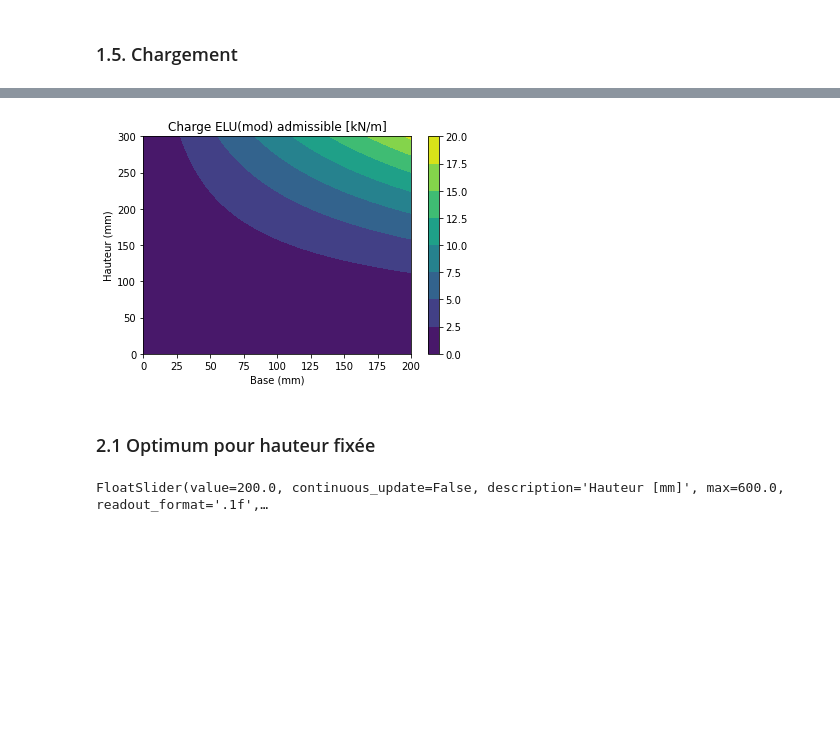
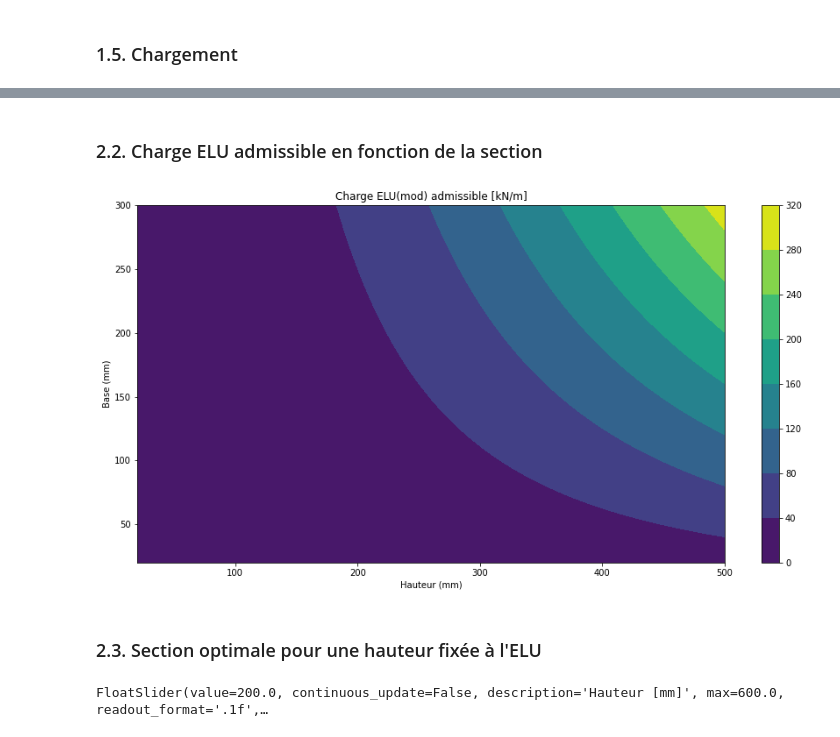
Before and after one commit to alxtrms/Dimensionnement_Poutre_Bois_Flexion_Deversemment_Eurocode_5, a Jupyter notebook: Poutre bois/Poutre bois flexion simple.ipynb, the cells around one changed output, grey strips where cells are left out. Saved outputs shown, nothing was run; the diff lists cells and outputs as text; code cells hidden in the pictures; blank space fills up the shorter version.

```diff
--- a/Poutre bois/Poutre bois flexion simple.ipynb
+++ b/Poutre bois/Poutre bois flexion simple.ipynb
@@ -271,25 +280,45 @@ pmax=max(c0,c1,c2,c3,c4,c5,c6,c7,c8,c9,c10,c11,c12)
+# %% [markdown]
+### 2.2. Charge ELU admissible en fonction de la section
 # %%
 import numpy as np
 import matplotlib.pyplot as plt
+import matplotlib.pyplot as plt
+from matplotlib.widgets import Slider, Button
 
-xlist = np.linspace(0,200, 100)
-ylist = np.linspace(0, 300, 100)
+## Déclaration des axes du graphe
+
+xlist = np.linspace(20,500, 100)
+ylist = np.linspace(20,300, 100)
 
 X, Y = np.meshgrid(xlist, ylist)
 
-Z = (4*X*(Y**2)*fmk)/(3*(l.value*1000)**2*gm)
+## Calcul de lrel pour Kcrit
+
+sigcrit=(0.78*e05*Y*Y)/(X*0.9)
+
+lrel=(fmk/sigcrit)**2
+
+## Fonction pour déterminer le moment max
+
+def f(X,Y):
+    for lrel in np.arange(0,0.75) : return (4*Y*(X**2)*fmk*1)/(3*(l.value*1000)**2*gm)
+    for lrel in np.arange(0,75,1.4) : return (4*Y*(X**2)*fmk*(1.56-0.75*lrel))/(3*(l.value*1000)**2*gm)
+    for lrel in np.arange(1.4,100) : return (4*Y*(X**2)*fmk*(1/(lrel**2))/(3*(l.value*1000)**2*gm))
+
+Z = f(X,Y)
 
 fig,ax=plt.subplots(1,1)
 cp = ax.contourf(X, Y, Z)
 fig.colorbar(cp)
 ax.set_title('Charge ELU(mod) admissible [kN/m]')
-ax.set_xlabel('Base (mm)')
-ax.set_ylabel('Hauteur (mm)')
+ax.set_xlabel('Hauteur (mm)')
+ax.set_ylabel('Base (mm)')
+plt.rcParams["figure.figsize"] = (15, 7.5)
 plt.show()
 # %% [output]
-[figure, old version]
+[figure, new version]
 # %% [markdown]
-### 2.1 Optimum pour hauteur fixée
+### 2.3. Section optimale pour une hauteur fixée à l'ELU
 # %%
 h=widgets.FloatSlider(
     value=200,
```
Also changed, not shown: parts of 27 cells of this notebook, 1 other file.
